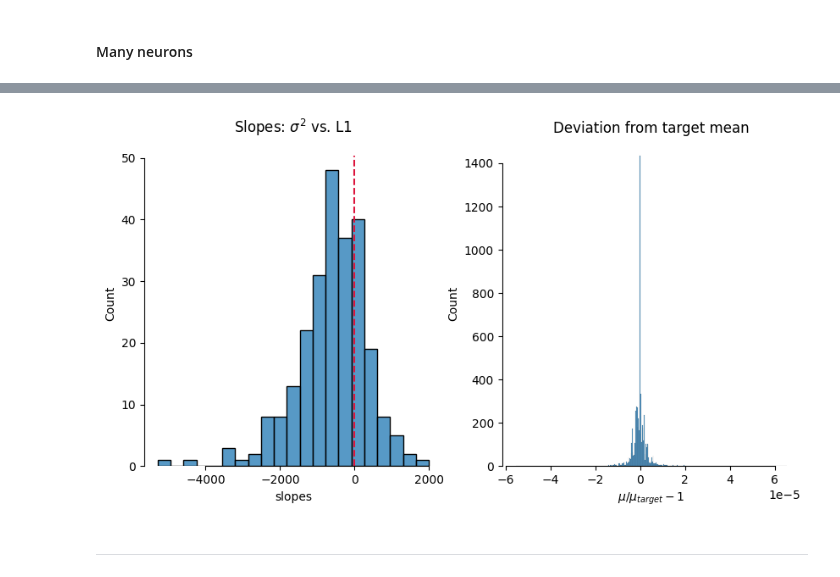
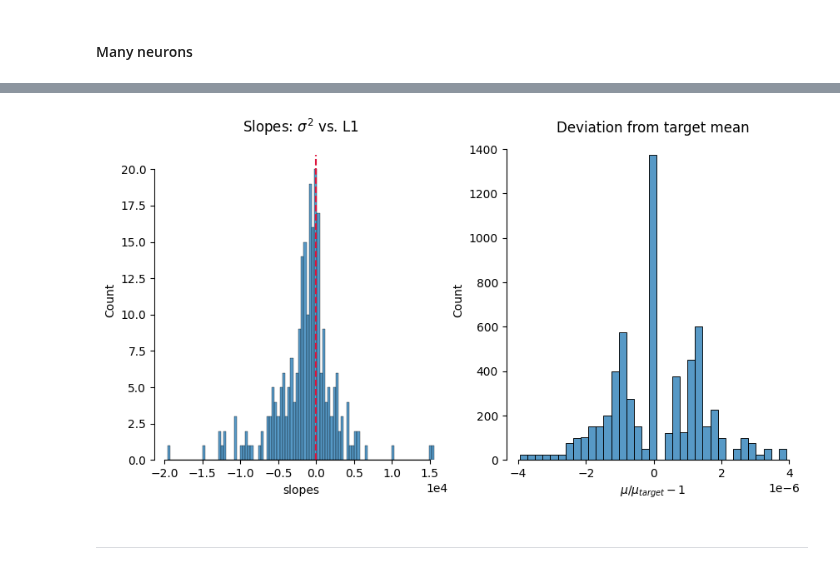
Before and after one commit to sinzlab/nnsysident, a Jupyter notebook: notebooks/mei_demo.ipynb, the cells around one changed output, grey strips where cells are left out. Cells and saved outputs as stored; diff of their text form; code cells hidden in the pictures.

```diff
--- a/notebooks/mei_demo.ipynb
+++ b/notebooks/mei_demo.ipynb
@@ -106,13 +107,12 @@ sns.despine(trim=True)
 # %% [markdown]
 #### Many neurons
 # %%
-experiment_name = "Post-optimization of CEIs (0.8) created with different L1 weights, many neurons"
+experiment_name = "Post-optimization of CEIs (0.8) created with different L1 weights, many neurons, UNCORRUPTED Jiakun"
 table = MEI() & (MEIExperimentsMouse.Restrictions() & f"experiment_name = '{experiment_name}'")
-score, mean, variance, method_config, unit_id, mei = table.load_data(["score", "mean", "variance", "method_config", "unit_id", "mei"])
-mei = [element for element in mei]
+score, mean, variance, method_config, method_hash, unit_id = table.load_data(["score", "mean", "variance", "method_config", "method_hash", "unit_id"])
 l1 = np.array([dictionary["initial"]["kwargs"]["l1"] for dictionary in method_config])
 
-data_cei = pd.DataFrame.from_dict({"score": score, "mean": mean, "variance": variance, "l1": l1, "unit_id": unit_id, "mei": mei})
+data_cei = pd.DataFrame.from_dict({"score": score, "mean": mean, "variance": variance, "method_hash":method_hash, "l1": l1, "unit_id": unit_id})
 
 # Get MEI data
 key = table.proj().fetch(as_dict=True)
@@ -128,7 +154,12 @@ from sklearn.linear_model import LinearRegression
 lin_reg = LinearRegression()
 
 slopes = []
-for unit_id in np.unique(data["unit_id"]):
+unit_ids = np.sort(data.unit_id.unique())
+for unit_id in unit_ids:
     dat = data.loc[data["unit_id"] == unit_id]
     slope = lin_reg.fit(dat[['l1']].values, dat[['variance']].values).coef_.item()
     slopes.append(slope)
+data = pd.merge(data, pd.DataFrame.from_dict({"unit_id": unit_ids, "slope": slopes}))
+
+neg_unit_ids = data.loc[data["l1"] == data["l1"][0]].sort_values("slope")["unit_id"][:5].to_numpy()
+pos_unit_ids = data.loc[data["l1"] == data["l1"][0]].sort_values("slope")["unit_id"][-5:].to_numpy()
@@ -135,21 +350,31 @@ for unit_id in np.unique(data["unit_id"]):
 # %%
 fig, ax = plt.subplots(1, 2, figsize=(10, 5))
+ax = [ax]
+dat = data.loc[data["l1"] == data["l1"][0]]
 
 # Distribution of sopes
-sns.histplot(slopes, ax=ax[0])
-ax[0].set(xlabel="slopes", title=r"Slopes: $\sigma^2$ vs. L1")
-ax[0].vlines(0, ax[0].get_ylim()[0], ax[0].get_ylim()[1], ls="--", color="crimson")
+sns.histplot(dat["slope"], ax=ax[0][0], bins=100)
+ax[0][0].set(xlabel="slopes", title=r"Slopes: $\sigma^2$ vs. L1")
+ax[0][0].vlines(0, ax[0][0].get_ylim()[0], ax[0][0].get_ylim()[1], ls="--", color="crimson")
+ax[0][0].ticklabel_format(axis="x", style='scientific', scilimits=(0,0))
+
+# Slopes vs. correlation and loss
+# sns.scatterplot(dat, x="slope", y="corr_mean", ax=ax[1][0])
+# sns.scatterplot(dat, x="slope", y="loss_mean", ax=ax[1][1])
+
+# ax[1][0].set(ylabel="correlation")
+# ax[1][1].set(ylabel="loss")
 
 # Deviation from target mean
 x = data["mean"]/(0.8*data["mei_mean"]) -1
-sns.histplot(x, ax=ax[1])
-ax[1].ticklabel_format(axis="x", style='scientific', scilimits=(0,0))
-ax[1].set(xlabel=r"$\mu/\mu_{target} - 1$", title="Deviation from target mean")
+sns.histplot(x, ax=ax[0][1])
+ax[0][1].ticklabel_format(axis="x", style='scientific', scilimits=(0,0))
+ax[0][1].set(xlabel=r"$\mu/\mu_{target} - 1$", title="Deviation from target mean")
 
 sns.despine(trim=True)
 # fig.savefig("Post-optimization of CEIs (0.8) created with different L1 weights, many neurons" + ".png", bbox_inches="tight", transparent=False)
 # %% [output]
-[figure, old version]
+[figure, new version]
 # %% [markdown]
 ___
 # %% [markdown]
```
Also changed, not shown: parts of 32 cells of this notebook, 3 other files.
